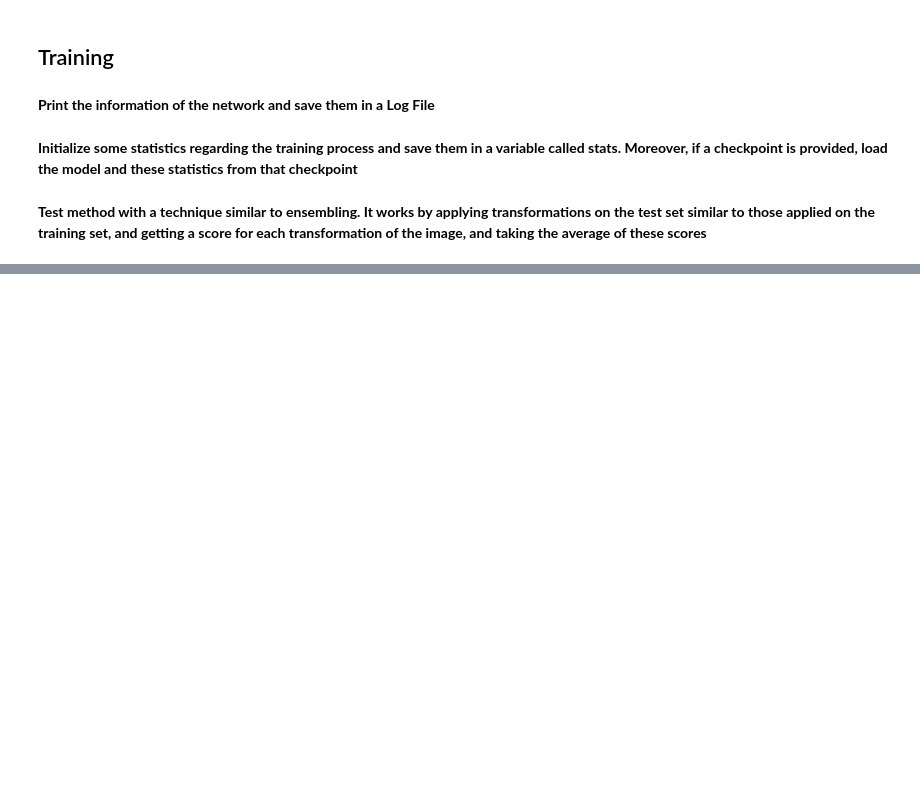
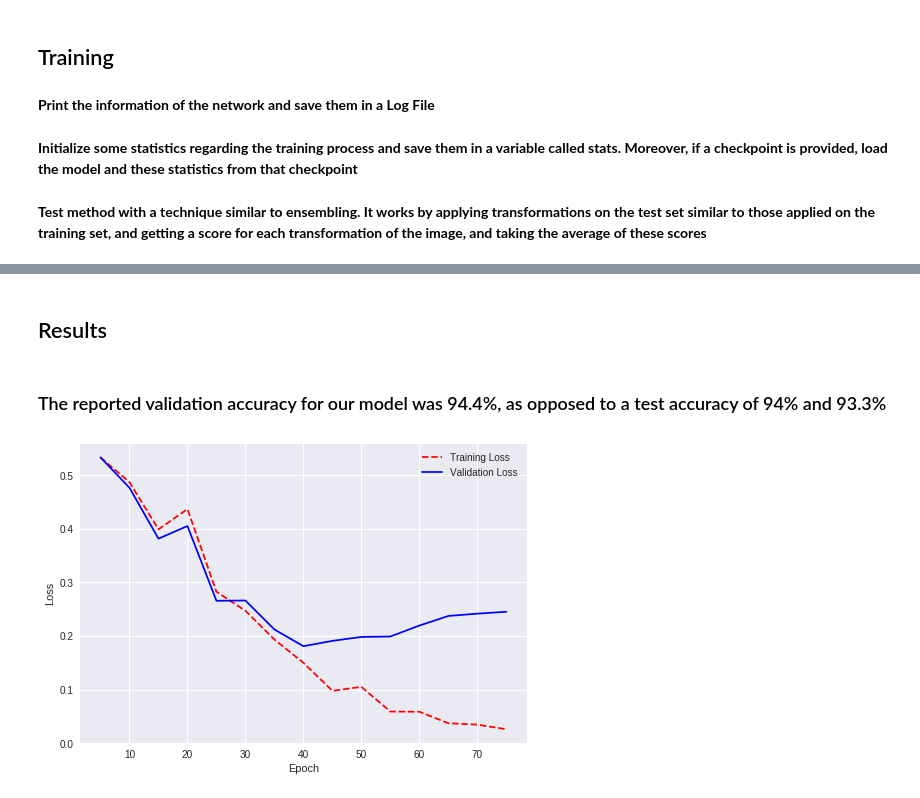
Before and after one commit to MohamedAbdelsalam9/IFT6135_Assignment1_Kaggle, a Jupyter notebook: kaggle_run.ipynb, the cells around one changed output, grey strips where cells are left out. Saved outputs shown, nothing was run; the diff lists cells and outputs as text; code cells hidden in the pictures; blank space fills up the shorter version.

```diff
--- a/kaggle_run.ipynb
+++ b/kaggle_run.ipynb
@@ -561,3 +562,45 @@ stats = ModelTrain(model, optimizer, criterion, 80, levels_interval = 10, lr_Ste
 submission_path = os.path.join(SAVE_PATH,"94.4_2019_2_16_16_39")
 checkpoint = torch.load(os.path.join(submission_path,'Best_2019_2_16_16_39.tar'))
 Test(model, submission_path = submission_path, checkpoint = checkpoint)
+# %% [markdown]
+## Results
+# %% [markdown]
+### The reported validation accuracy for our model was 94.4%, as opposed to a test accuracy of 94% and 93.3%
+# %%
+def Validate_train(model, criterion, stats):
+  model.eval()
+  val_losses = [];  val_accuracy = [];
+  for batch_idx, (inputs, targets, _) in enumerate(dataloaders[TRAIN]):
+    inputs, targets = inputs.to(DEVICE), targets.to(DEVICE)
+    targets = torch.unsqueeze(targets.float(),dim=1)
+    predicted_val = model(inputs)
+    loss = criterion(predicted_val, targets)
+    val_losses.append(loss.data.item())
+    predicted_val = np.round(sigmoid(predicted_val.cpu().detach().numpy())[:, 0]).astype(int)
+    val_accuracy.append(accuracy_score(targets.cpu().numpy(),predicted_val)*100)
+
+  stats['train_accuracy'].append(np.mean(val_accuracy))
+  stats['train_loss'].append(np.mean(val_losses))
+# %%
+stats = init_stats(model, optimizer, 10, checkpoint = None)
+
+for i in range(5,79,5):
+  checkpoint = torch.load(os.path.join(SAVE_PATH,'94.4_2019_2_16_16_39/' + str(i) + '_2019_2_16_16_39.tar'))
+  model = Classifier()
+  model = model.to(DEVICE)
+  optimizer = torch.optim.SGD(model.parameters(), lr=0.16)
+  criterion = nn.BCEWithLogitsLoss()
+  model.load_state_dict(checkpoint['model_state_dict'])
+  model.define_learning_level(checkpoint['level'])
+  Validate_train(model, criterion, stats)
+  Validate(model, criterion, stats)
+# %%
+epoch_count = range(1, stats['train_loss'], 1)
+plt.plot(epoch_count, stats['train_loss'], 'r--')
+plt.plot(epoch_count, stats['validation_loss'], 'b-')
+plt.legend(['Training Loss', 'Validation Loss'])
+plt.xlabel('Epoch')
+plt.ylabel('Loss')
+plt.show()
+# %% [output]
+[figure, added]
```
Also changed, not shown: parts of 8 cells of this notebook.
